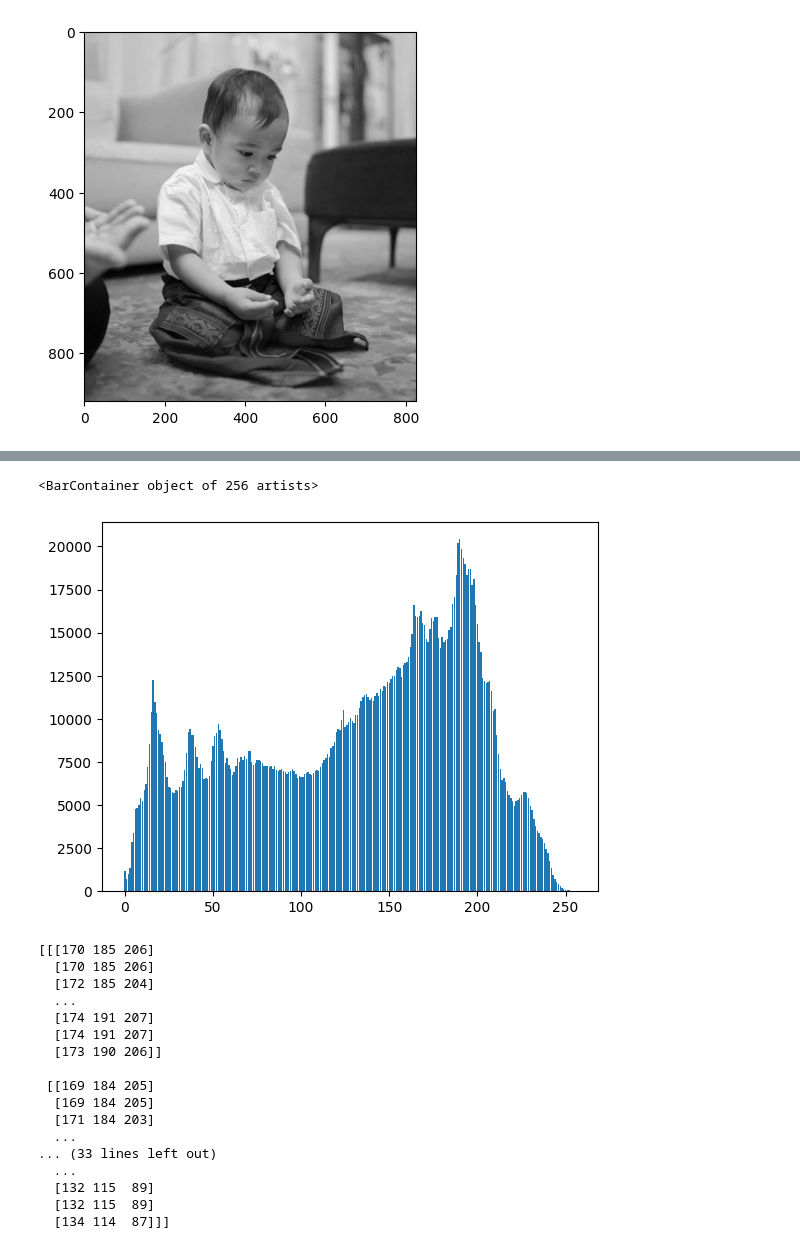
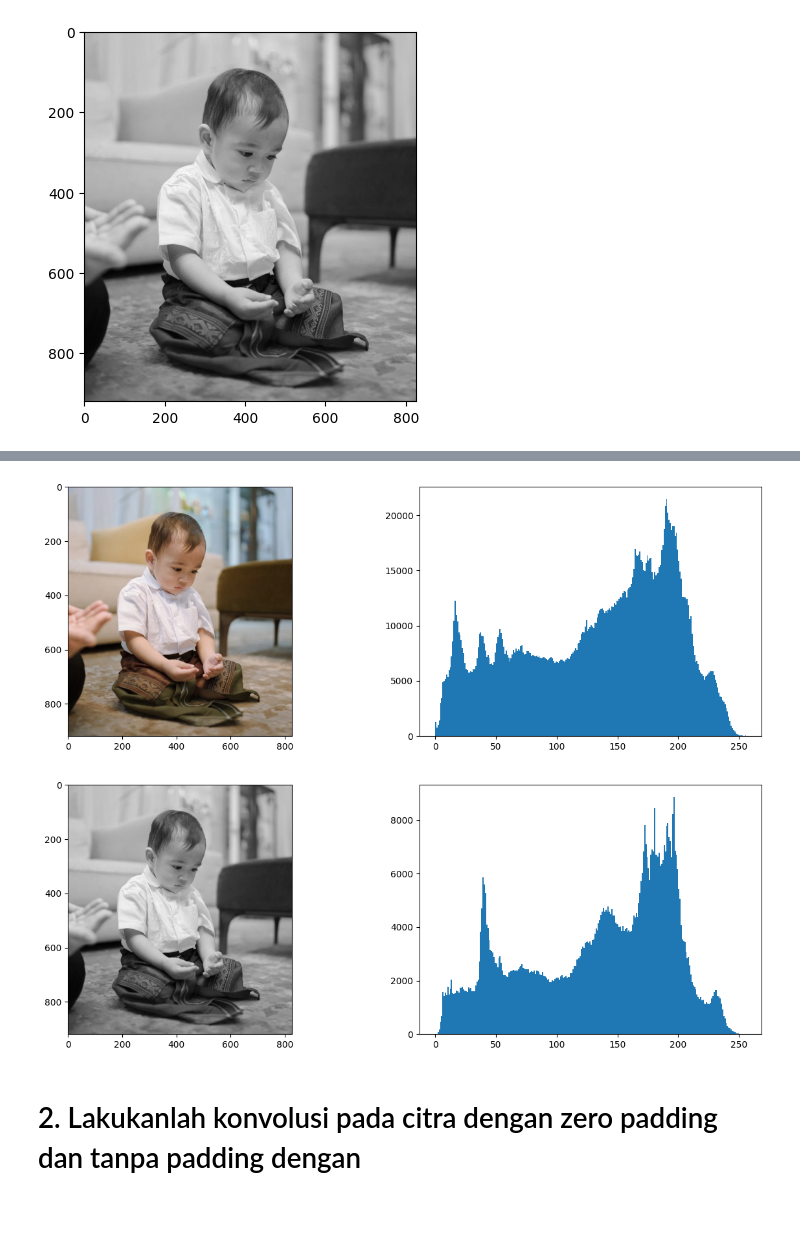
Before and after one commit to YnaStpra/PraktikumPCD, a Jupyter notebook: Jurnal Mod1/index.ipynb, the cells around one changed output, grey strips where cells are left out. Cells and saved outputs as stored; diff of their text form; code cells hidden in the pictures; blank space fills up the shorter version.

```diff
--- a/Jurnal Mod1/index.ipynb
+++ b/Jurnal Mod1/index.ipynb
@@ -11,6 +10,7 @@ plt.imshow(image)
 # %%
-gray_img = cv2.cvtColor(image, cv2.COLOR_BGR2GRAY)
-plt.imshow (gray_img, cmap = 'gray')
+img = plt.imread('/code/#PRAKTIKUM/Jurnal Mod1/cipung.jpg')
+imgray = cv2.cvtColor(img, cv2.COLOR_RGB2GRAY)
+plt.imshow(imgray, cmap='gray')
 # %% [output]
 <matplotlib.image.AxesImage at 0x...>
 [figure]
@@ -68,26 +17,19 @@ grayvalue
-# %%
-plt.bar(grayvalue, sumGray)
-# %% [output]
-<BarContainer object of 256 artists>
-[figure, removed]
-# %%
-print(image)
-# %% [output]
-[[[170 185 206]
-  [170 185 206]
-  [172 185 204]
-  ...
-  [174 191 207]
-  [174 191 207]
-  [173 190 206]]
-
- [[169 184 205]
-  [169 184 205]
-  [171 184 203]
-  ...
-... (33 lines left out)
-  ...
-  [132 115  89]
-  [132 115  89]
-  [134 114  87]]]
+# %%
+plt.figure(figsize=(15, 5))
+plt.subplot(121)
+plt.imshow(img)
+plt.subplot(122)
+plt.hist(img.ravel(), bins=256, range=(0, 256))
+plt.show()
+plt.figure(figsize=(15, 5))
+plt.subplot(121)
+plt.imshow(imgray, cmap='gray')
+plt.subplot(122)
+plt.hist(imgray.ravel(), bins=256, range=(0, 256))
+plt.show()
+# %% [output]
+[figure, added]
+[figure, added]
+# %% [markdown]
+# 2. Lakukanlah konvolusi pada citra dengan zero padding dan tanpa padding dengan
 # %%
```
Also changed, not shown: parts of 22 cells of this notebook.
